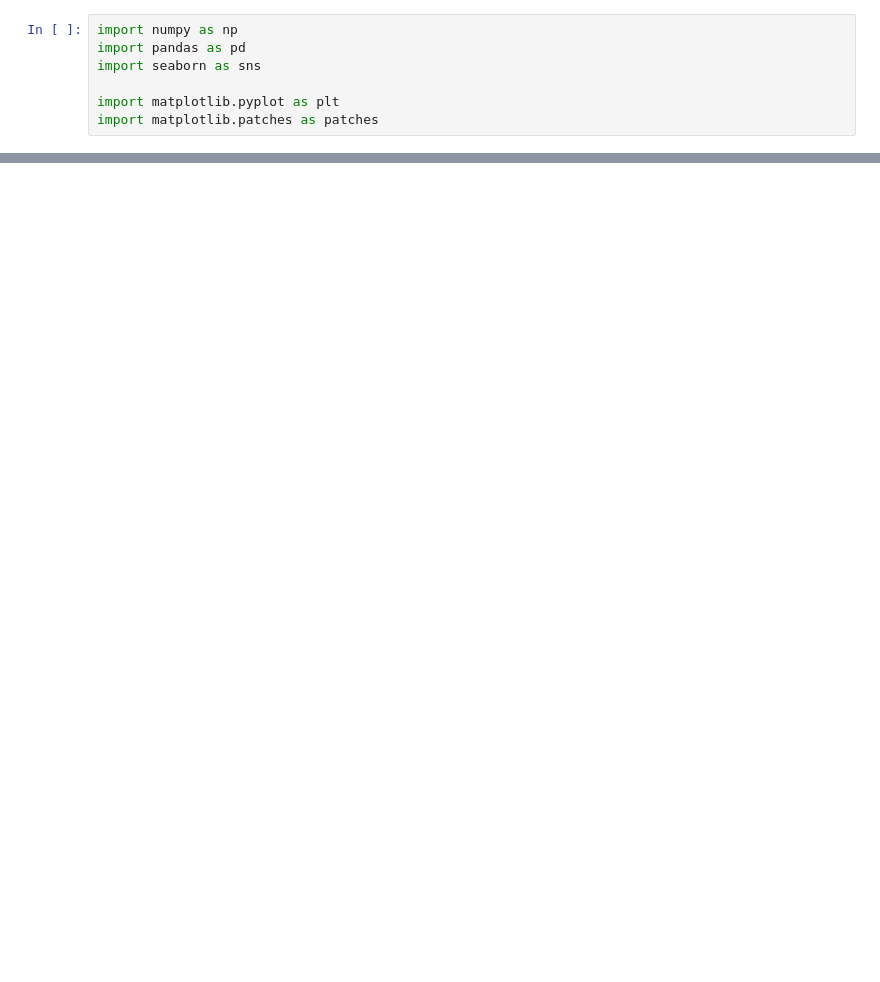
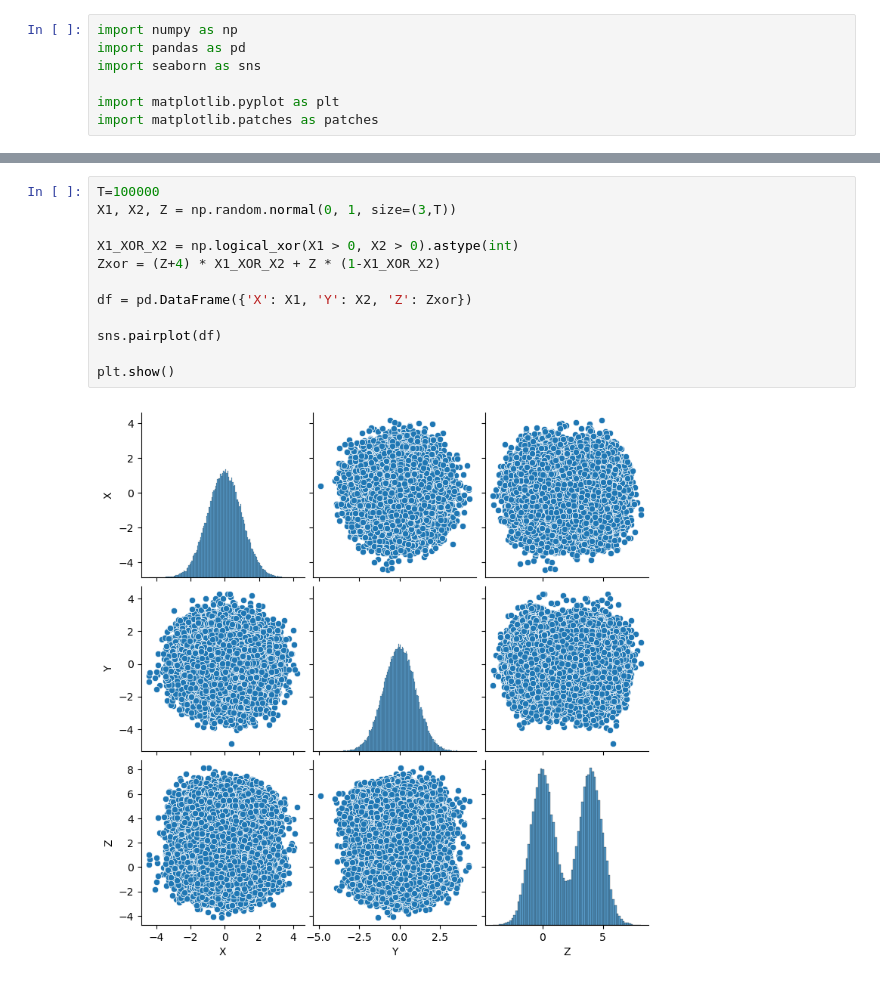
Before and after one commit to Laouen/Oinformation, a Jupyter notebook: analysis/o_information_qualitative.ipynb, the cells around one changed output, grey strips where cells are left out. Drawn from its saved outputs; the diff is of its cells as text; blank space fills up the shorter version.

```diff
--- a/analysis/o_information_qualitative.ipynb
+++ b/analysis/o_information_qualitative.ipynb
@@ -28,0 +94,14 @@ def plot_o_info_heatmap(df, dim1, dim2, ax, **kargs):
+# %%
+T=100000
+X1, X2, Z = np.random.normal(0, 1, size=(3,T))
+
+X1_XOR_X2 = np.logical_xor(X1 > 0, X2 > 0).astype(int)
+Zxor = (Z+4) * X1_XOR_X2 + Z * (1-X1_XOR_X2)
+
+df = pd.DataFrame({'X': X1, 'Y': X2, 'Z': Zxor})
+
+sns.pairplot(df)
+
+plt.show()
+# %% [output]
+[figure, added]
```
Also changed, not shown: parts of 10 cells of this notebook, 15 other files.
